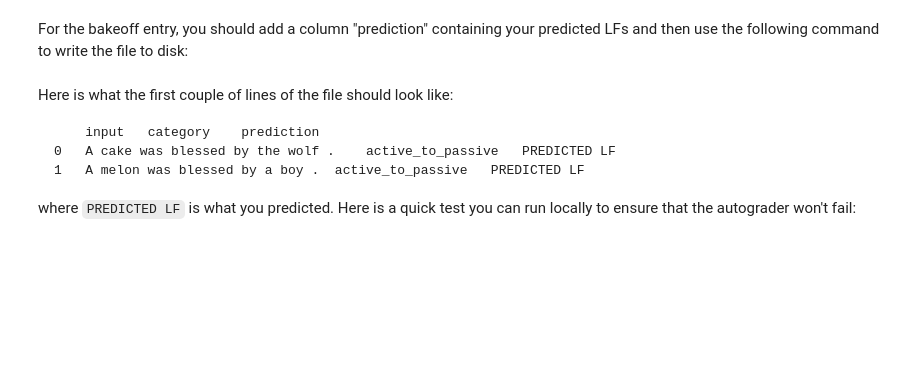
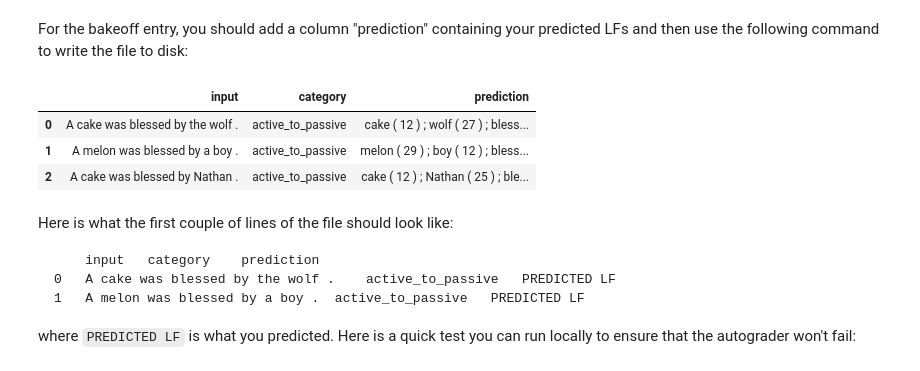
Before and after one commit to SGrebenkin/cs224u, a Jupyter notebook: hw_recogs.ipynb, the cells around one changed output. Saved outputs shown, nothing was run; the diff lists cells and outputs as text; code cells hidden in the pictures; blank space fills up the shorter version.

```diff
--- a/hw_recogs.ipynb
+++ b/hw_recogs.ipynb
@@ -937,11 +942,44 @@ In the cell below, please provide a brief technical description of your original
 # PLEASE MAKE SURE NOT TO DELETE OR EDIT THE START AND STOP COMMENTS
 
 # START COMMENT: Enter your system description in this cell.
-
+# 1) Use gpt 4o for evaluation, LabeledFewShot with k=32
+# 2) See below
 
 ##### YOUR CODE HERE
+from dspy.teleprompt import LabeledFewShot
 
+# Initialise dspy with lm
+lm = dspy.OpenAI(model='gpt-4o-mini', max_tokens=4000, api_key=openai_key)
+#lm = dspy.OpenAI(model='gpt-3.5-turbo', api_key=openai_key)
+dspy.settings.configure(lm=lm)
 
+class MyRecogsSignature(dspy.Signature):
+    __doc__ = """Translate English sentences into logical form."""
 
+    sentence = dspy.InputField()
+    logical_form = dspy.OutputField()
+
+class MyRecogsDspy(dspy.Module):
+    def __init__(self):
+        super().__init__()
+        # Create an attribute called `self.predict`:
+        ##### YOUR CODE HERE
+        self.predict = dspy.Predict(MyRecogsSignature)
+
+    def forward(self, sentence):
+        """Use the prediction later defined in the `init` method,
+        and return a `dspy.Prediction` instance with attribute
+        `logical_form`.
+        """
+        pass
+        ##### YOUR CODE HERE
+        return self.predict(sentence=sentence)
+
+def my_fewshot_recogs_dspy(model):
+    fewshot_teleprompter = LabeledFewShot(k=32) # default k=16
+    return fewshot_teleprompter.compile(model, trainset=dspy_recogs_train)
+
+my_recogs_dspy_model = RecogsDspy()
+my_compiled_recogs_dspy_model = my_fewshot_recogs_dspy(my_recogs_dspy_model)
 
 # STOP COMMENT: Please do not remove this comment.
@@ -1027,5 +1073,14 @@ bakeoff_df = pd.read_csv(
     sep="\t", index_col=0)
 # %% [markdown]
 For the bakeoff entry, you should add a column "prediction" containing your predicted LFs and then use the following command to write the file to disk:
+# %%
+sml = bakeoff_df[:3].copy()
+sml['prediction'] = sml.input.apply(lambda x: my_compiled_recogs_dspy_model(sentence=x).logical_form)
+sml
+# %% [output]
+|  | input | category | prediction |
+| 0 | A cake was blessed by the wolf . | active_to_passive | cake ( 12 ) ; wolf ( 27 ) ; bless... |
+| 1 | A melon was blessed by a boy . | active_to_passive | melon ( 29 ) ; boy ( 12 ) ; bless... |
+| 2 | A cake was blessed by Nathan . | active_to_passive | cake ( 12 ) ; Nathan ( 25 ) ; ble... |
 # %%
 ##### YOUR CODE HERE
```
Also changed, not shown: parts of 6 cells of this notebook, 1 other file.
